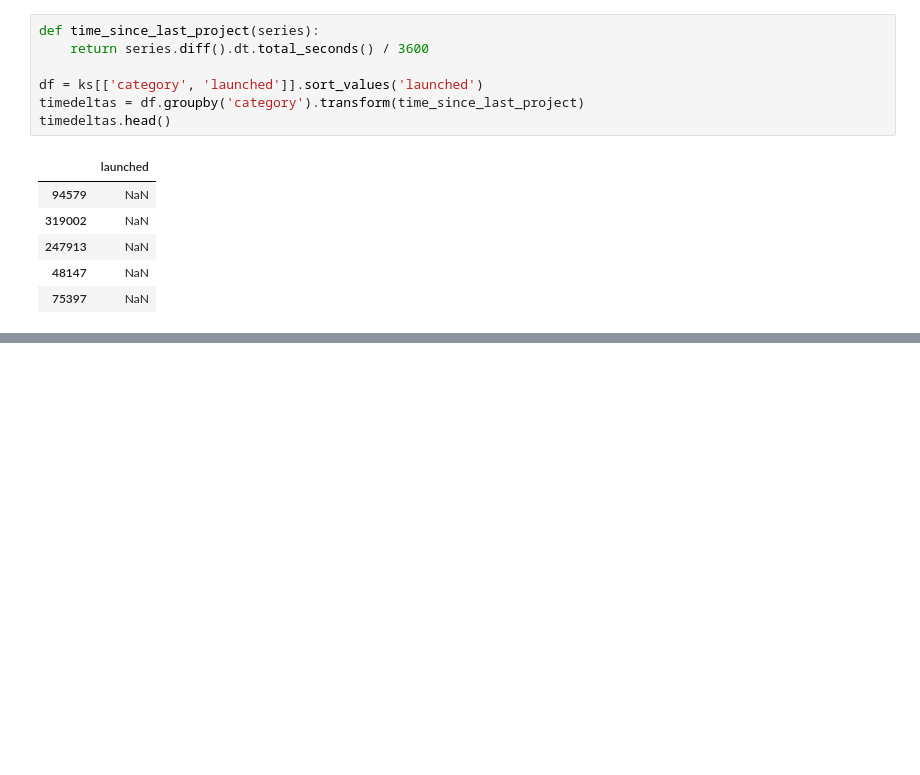
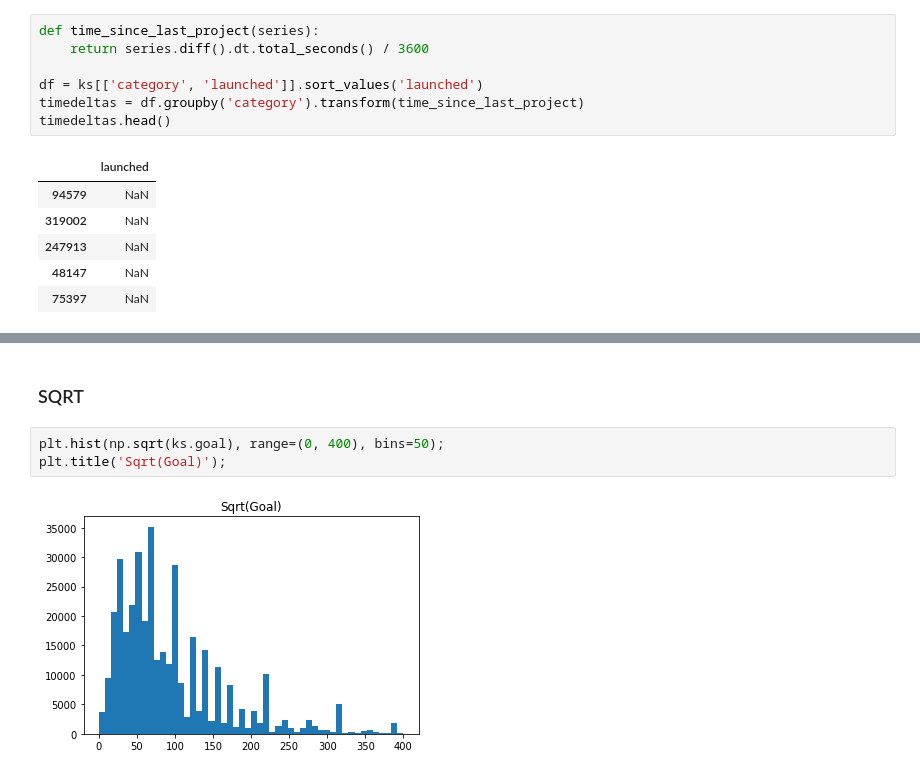
Before and after one commit to Interview-resources-2021/datascience, a Jupyter notebook: feature_engineering/extracting_new_features.ipynb, the cells around one changed output, grey strips where cells are left out. Saved outputs shown, nothing was run; the diff lists cells and outputs as text; blank space fills up the shorter version.

```diff
--- a/feature_engineering/extracting_new_features.ipynb
+++ b/feature_engineering/extracting_new_features.ipynb
@@ -185,0 +190,7 @@ Name: launched, Length: 375862, dtype: timedelta64[ns]
+# %% [markdown]
+### SQRT
+# %%
+plt.hist(np.sqrt(ks.goal), range=(0, 400), bins=50);
+plt.title('Sqrt(Goal)');
+# %% [output]
+[figure, added]
```
Also changed, not shown: parts of 9 cells of this notebook.
